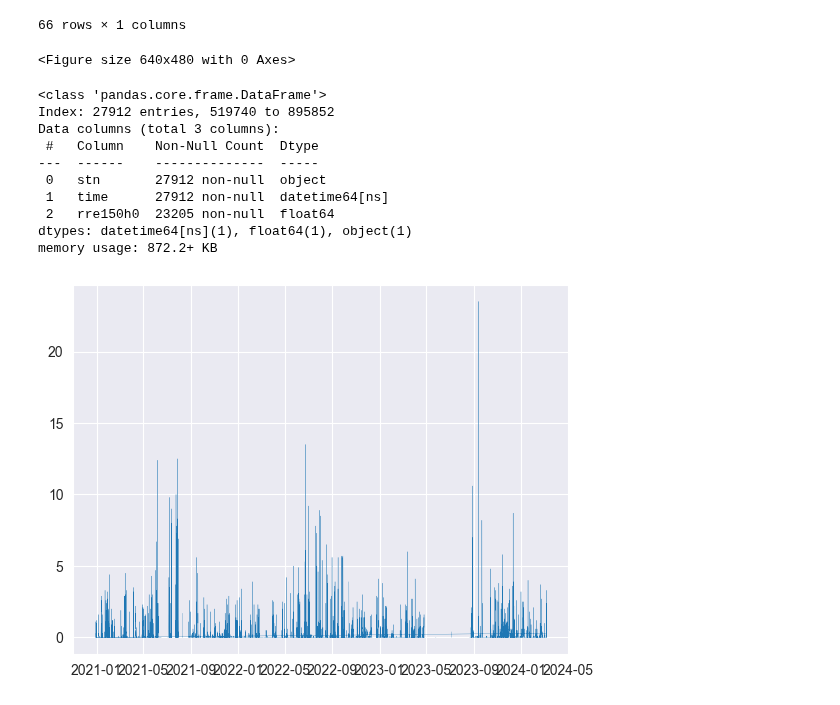
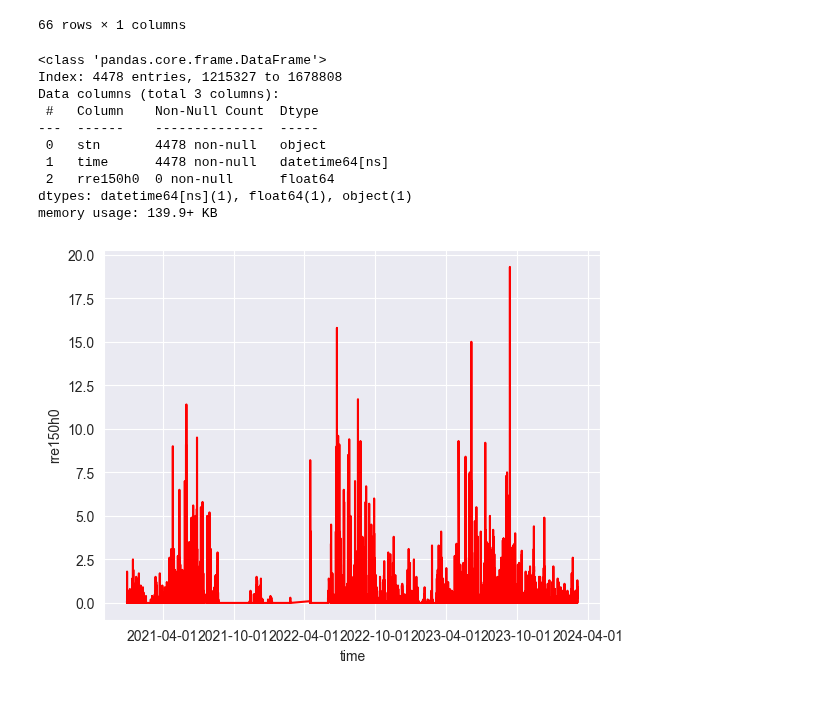
Before and after one commit to 7Horizon/BINA-CaseStudy, a Jupyter notebook: bina_dataimport.ipynb, the cells around one changed output. Saved outputs shown, nothing was run; the diff lists cells and outputs as text; code cells hidden in the pictures.

Commit message:
MeteoDaten beschrieben

```diff
--- a/bina_dataimport.ipynb
+++ b/bina_dataimport.ipynb
@@ -939,40 +973,39 @@ meteoNA_df[['rre150h0']].isna().groupby(meteoNA_df['stn']).sum().sort_values(by=
 | ZGGRE | 41 |
 | BEMBE | 23 |
 66 rows × 1 columns
-# %%
-df = []
-plt.clf()
-# %% [output]
-<Figure size 640x480 with 0 Axes>
 # %%
 
-df = meteo_df[meteo_df['stn'] == 'ZELUHR'].copy()
+#df = meteo_df[meteo_df['stn'] == 'ZELUTB'].copy()
 #df.sort_values(by='time')
-df['time'] = pd.to_datetime(df['time'], format='%Y%m%d%H')
+#df['time'] = pd.to_datetime(df['time'], format='%Y%m%d%H')
 #df.dropna(inplace=True)
-df.info()
-df = df.set_index(df.time)
+#dfNA = df[df['rre150h0'].isna()].copy()
+#dfNA.info()
 #df.drop(columns='stn', inplace=True)
 #df['rre150h0' == 'NaN'] = np.nan
 #df.replace(np.nan, -20, inplace=True)
-plt.plot(df.time, df.rre150h0, linewidth=0.2)
+#plt.plot(df.time, df.rre150h0, linewidth=2.0)
+#dfNA.replace(np.nan, 0, inplace=True)
+#df.drop_duplicates(inplace=True)
+#plt.plot(dfNA.time, dfNA.rre150h0, color='red', linewidth=1)
+
 
 
 #meteoNAplot = sns.lineplot(data=df, x='time', y='rre150h0', color= 'red')
 #meteoNAplot.xaxis.set_major_locator(mdates.MonthLocator(interval=6))
 #meteoNAplot.xaxis.set_major_formatter(mdates.DateFormatter('%Y-%m-%d'))
-plt.show()
+#plt.show()
 #df.info()
 #meteoNA_df.head()
 # %% [output]
 <class 'pandas.core.frame.DataFrame'>
-Index: 27912 entries, 519740 to 895852
+Index: 4478 entries, 1215327 to 1678808
 Data columns (total 3 columns):
  #   Column    Non-Null Count  Dtype
 ---  ------    --------------  -----
- 0   stn       27912 non-null  object
- 1   time      27912 non-null  datetime64[ns]
- 2   rre150h0  23205 non-null  float64
+ 0   stn       4478 non-null   object
+ 1   time      4478 non-null   datetime64[ns]
+ 2   rre150h0  0 non-null      float64
 dtypes: datetime64[ns](1), float64(1), object(1)
-memory usage: 872.2+ KB
+memory usage: 139.9+ KB
-[figure, old version]
+[figure, new version]
```
Also changed, not shown: parts of 27 cells of this notebook.
